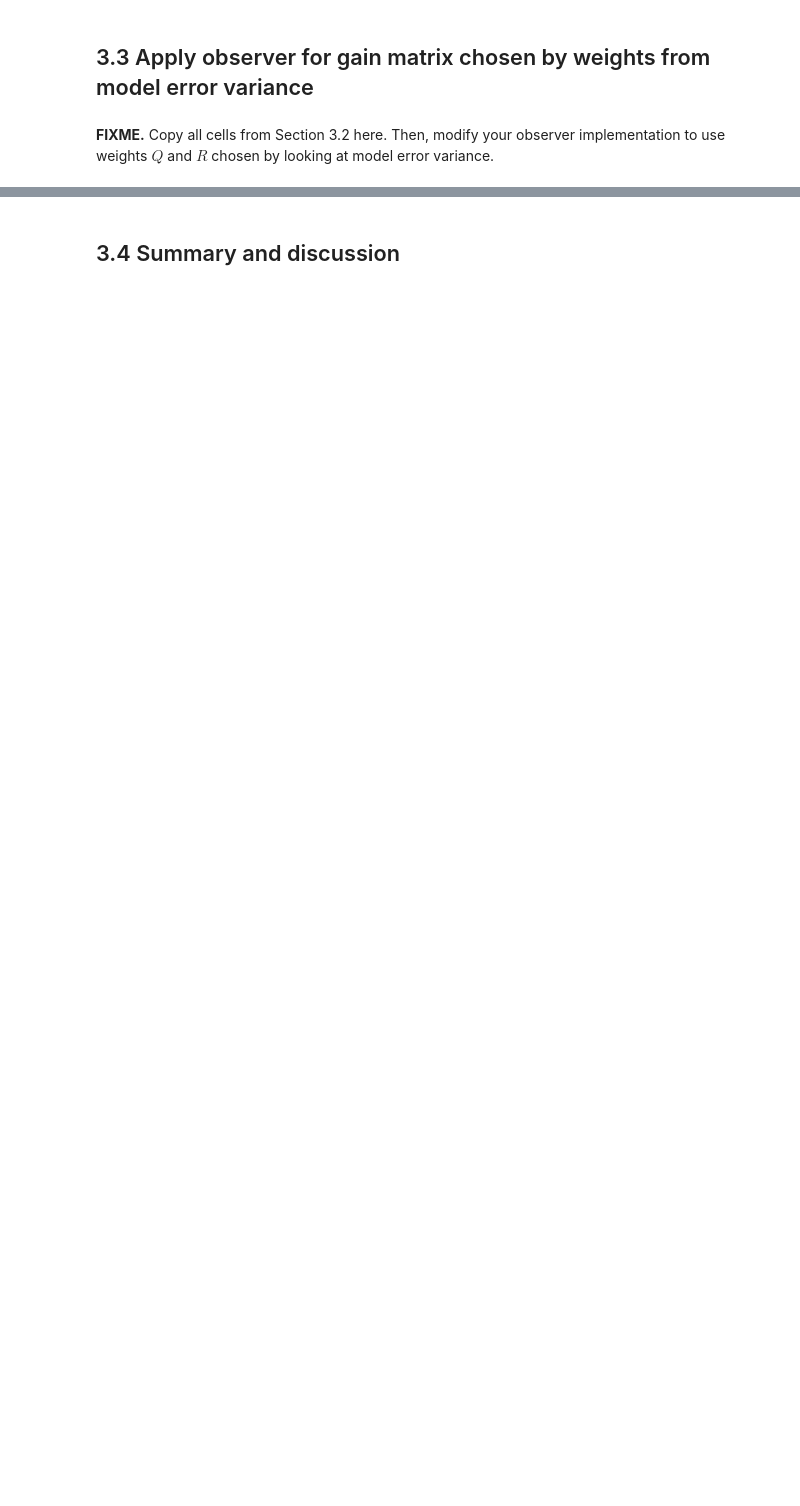
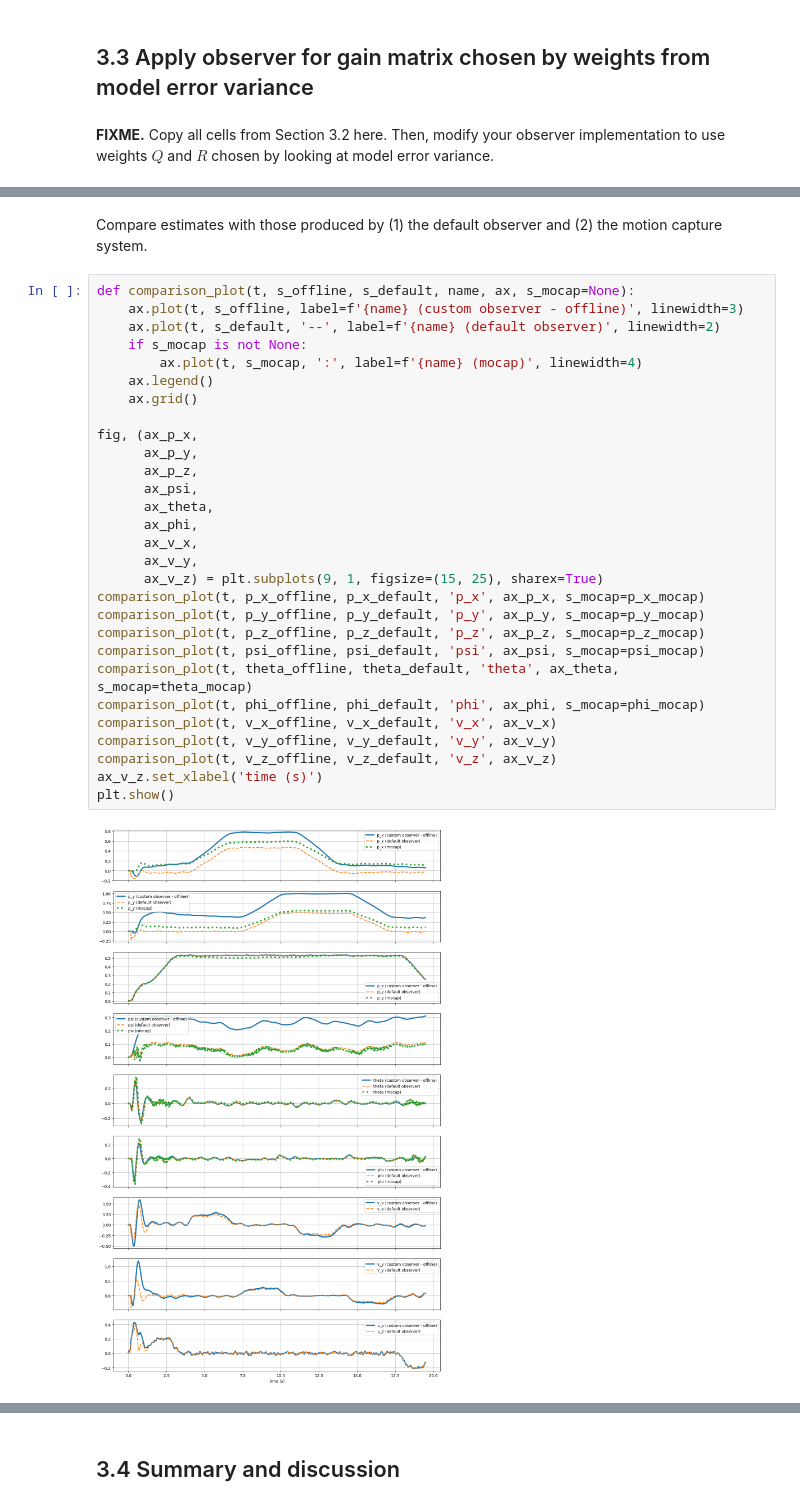
Before and after one commit to Chairless-maybe/crazyflie-client, a Jupyter notebook: lab07/02_design.ipynb, the cells around one changed output, grey strips where cells are left out. Saved outputs shown, nothing was run; the diff lists cells and outputs as text; blank space fills up the shorter version.

```diff
--- a/lab07/02_design.ipynb
+++ b/lab07/02_design.ipynb
@@ -589,0 +703,33 @@ plt.show()
+# %% [markdown]
+Compare estimates with those produced by (1) the default observer and (2) the motion capture system.
+# %%
+def comparison_plot(t, s_offline, s_default, name, ax, s_mocap=None):
+    ax.plot(t, s_offline, label=f'{name} (custom observer - offline)', linewidth=3)
+    ax.plot(t, s_default, '--', label=f'{name} (default observer)', linewidth=2)
+    if s_mocap is not None:
+        ax.plot(t, s_mocap, ':', label=f'{name} (mocap)', linewidth=4)
+    ax.legend()
+    ax.grid()
+
+fig, (ax_p_x,
+      ax_p_y,
+      ax_p_z,
+      ax_psi,
+      ax_theta,
+      ax_phi,
+      ax_v_x,
+      ax_v_y,
+      ax_v_z) = plt.subplots(9, 1, figsize=(15, 25), sharex=True)
+comparison_plot(t, p_x_offline, p_x_default, 'p_x', ax_p_x, s_mocap=p_x_mocap)
+comparison_plot(t, p_y_offline, p_y_default, 'p_y', ax_p_y, s_mocap=p_y_mocap)
+comparison_plot(t, p_z_offline, p_z_default, 'p_z', ax_p_z, s_mocap=p_z_mocap)
+comparison_plot(t, psi_offline, psi_default, 'psi', ax_psi, s_mocap=psi_mocap)
+comparison_plot(t, theta_offline, theta_default, 'theta', ax_theta, s_mocap=theta_mocap)
+comparison_plot(t, phi_offline, phi_default, 'phi', ax_phi, s_mocap=phi_mocap)
+comparison_plot(t, v_x_offline, v_x_default, 'v_x', ax_v_x)
+comparison_plot(t, v_y_offline, v_y_default, 'v_y', ax_v_y)
+comparison_plot(t, v_z_offline, v_z_default, 'v_z', ax_v_z)
+ax_v_z.set_xlabel('time (s)')
+plt.show()
+# %% [output]
+[figure, added]
```
Also changed, not shown: parts of 20 cells of this notebook.
